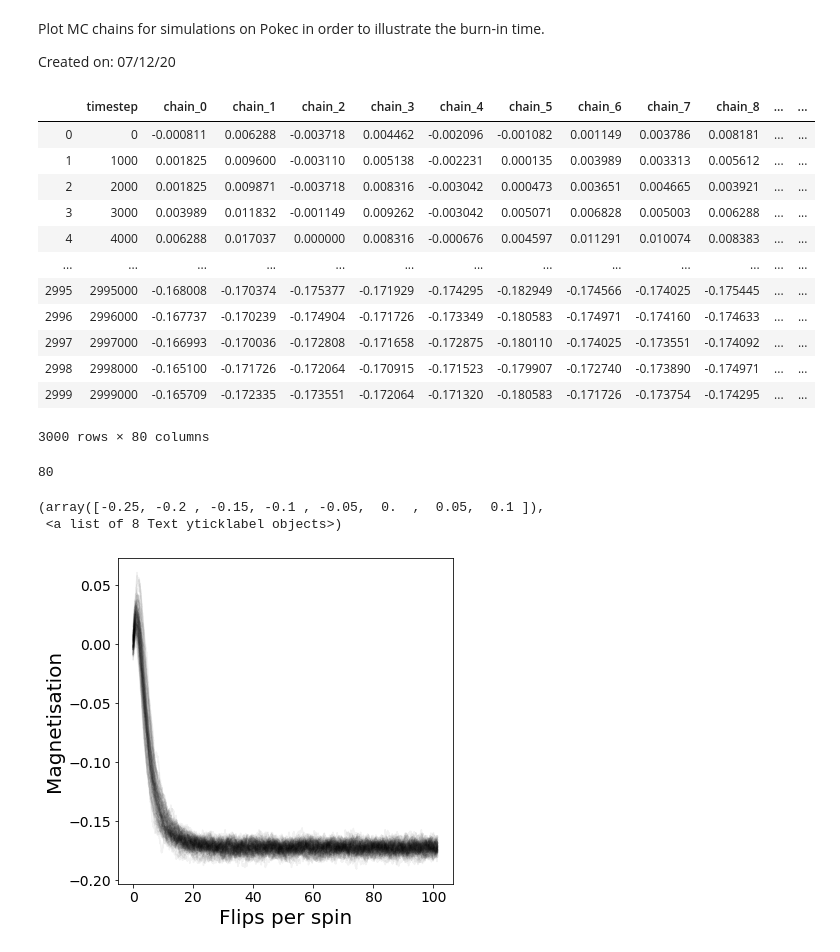
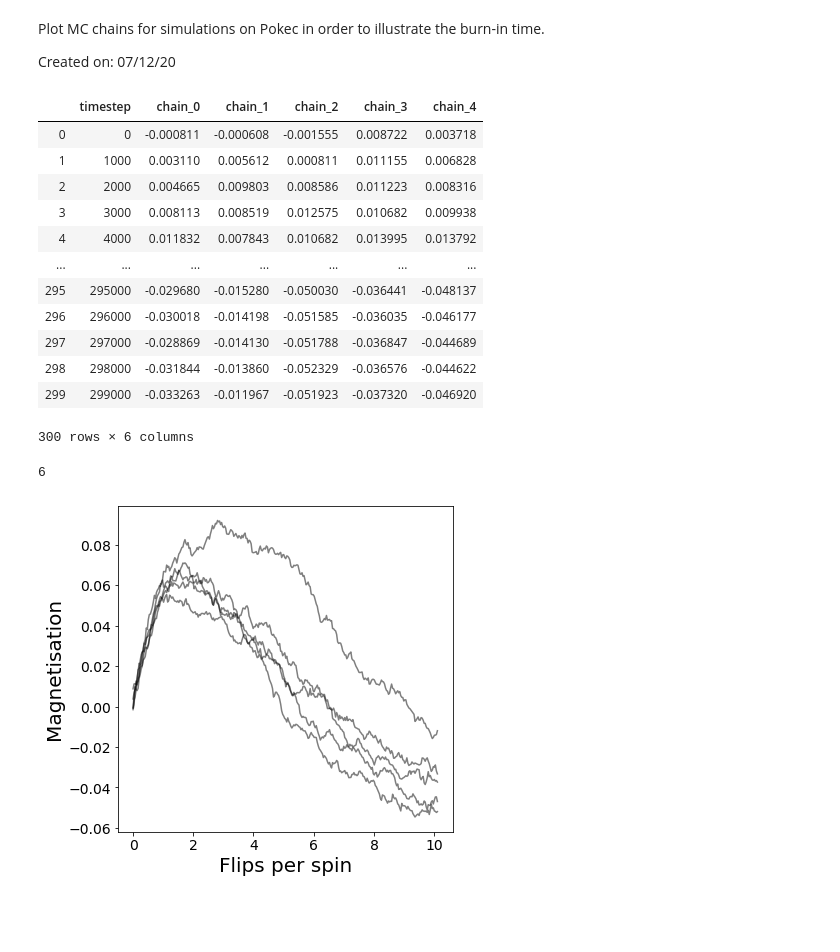
Before and after one commit to MGarrod1/unobserved_spin_influence, a Jupyter notebook: Figure_3_Pokec/Make_Pokec_burn_in_time_plots.ipynb, the cells around one changed output. Saved outputs shown, nothing was run; the diff lists cells and outputs as text; code cells hidden in the pictures; blank space fills up the shorter version.

Commit message:
add option to load in the different initial condition files

```diff
--- a/Figure_3_Pokec/Make_Pokec_burn_in_time_plots.ipynb
+++ b/Figure_3_Pokec/Make_Pokec_burn_in_time_plots.ipynb
@@ -8,45 +8,47 @@ import matplotlib.pyplot as plt
 import seaborn as sns
 import networkx as nx
 # %%
-beta_f=8.0
+beta_f=4.5
 gradient=10.0
+init_type = 'random' # can also be 'random' or 'pos'
 graph = nx.read_graphml('Data/Bratislava_graph.graphml')
 
-data=pd.read_csv(f"Data/mc_chain_examples/random_init_chain_data_beta_{beta_f}_g_{gradient}".replace(".","-") + ".csv")
+# Random initial conditions:
+# data=pd.read_csv(f"Data/mc_chain_examples/random_init_chain_data_beta_{beta_f}_g_{gradient}".replace(".","-") + ".csv")
+# Negative aligned initial conditions:
+data=pd.read_csv(f"Data/mc_chain_examples/{init_type}_init_chain_data_beta_{beta_f}_g_{gradient}".replace(".","-") + ".csv")
 data
 # %% [output]
-|  | timestep | chain_0 | chain_1 | chain_2 | chain_3 | chain_4 | chain_5 | chain_6 | chain_7 | chain_8 | ... | ... |
-| 0 | 0 | -0.000811 | 0.006288 | -0.003718 | 0.004462 | -0.002096 | -0.001082 | 0.001149 | 0.003786 | 0.008181 | ... | ... |
-| 1 | 1000 | 0.001825 | 0.009600 | -0.003110 | 0.005138 | -0.002231 | 0.000135 | 0.003989 | 0.003313 | 0.005612 | ... | ... |
-| 2 | 2000 | 0.001825 | 0.009871 | -0.003718 | 0.008316 | -0.003042 | 0.000473 | 0.003651 | 0.004665 | 0.003921 | ... | ... |
-| 3 | 3000 | 0.003989 | 0.011832 | -0.001149 | 0.009262 | -0.003042 | 0.005071 | 0.006828 | 0.005003 | 0.006288 | ... | ... |
-| 4 | 4000 | 0.006288 | 0.017037 | 0.000000 | 0.008316 | -0.000676 | 0.004597 | 0.011291 | 0.010074 | 0.008383 | ... | ... |
-| ... | ... | ... | ... | ... | ... | ... | ... | ... | ... | ... | ... | ... |
-| 2995 | 2995000 | -0.168008 | -0.170374 | -0.175377 | -0.171929 | -0.174295 | -0.182949 | -0.174566 | -0.174025 | -0.175445 | ... | ... |
-| 2996 | 2996000 | -0.167737 | -0.170239 | -0.174904 | -0.171726 | -0.173349 | -0.180583 | -0.174971 | -0.174160 | -0.174633 | ... | ... |
-| 2997 | 2997000 | -0.166993 | -0.170036 | -0.172808 | -0.171658 | -0.172875 | -0.180110 | -0.174025 | -0.173551 | -0.174092 | ... | ... |
-| 2998 | 2998000 | -0.165100 | -0.171726 | -0.172064 | -0.170915 | -0.171523 | -0.179907 | -0.172740 | -0.173890 | -0.174971 | ... | ... |
-| 2999 | 2999000 | -0.165709 | -0.172335 | -0.173551 | -0.172064 | -0.171320 | -0.180583 | -0.171726 | -0.173754 | -0.174295 | ... | ... |
+|  | timestep | chain_0 | chain_1 | chain_2 | chain_3 | chain_4 |
+| 0 | 0 | -0.000811 | -0.000608 | -0.001555 | 0.008722 | 0.003718 |
+| 1 | 1000 | 0.003110 | 0.005612 | 0.000811 | 0.011155 | 0.006828 |
+| 2 | 2000 | 0.004665 | 0.009803 | 0.008586 | 0.011223 | 0.008316 |
+| 3 | 3000 | 0.008113 | 0.008519 | 0.012575 | 0.010682 | 0.009938 |
+| 4 | 4000 | 0.011832 | 0.007843 | 0.010682 | 0.013995 | 0.013792 |
+| ... | ... | ... | ... | ... | ... | ... |
+| 295 | 295000 | -0.029680 | -0.015280 | -0.050030 | -0.036441 | -0.048137 |
+| 296 | 296000 | -0.030018 | -0.014198 | -0.051585 | -0.036035 | -0.046177 |
+| 297 | 297000 | -0.028869 | -0.014130 | -0.051788 | -0.036847 | -0.044689 |
+| 298 | 298000 | -0.031844 | -0.013860 | -0.052329 | -0.036576 | -0.044622 |
+| 299 | 299000 | -0.033263 | -0.011967 | -0.051923 | -0.037320 | -0.046920 |
-3000 rows × 80 columns
+300 rows × 6 columns
 # %%
 num_cols = len(data.columns)
 print(num_cols)
 # %% [output]
-80
+6
 # %%
 fig,ax=plt.subplots(figsize=(6,6))
 
 for chain_index in range(num_cols-1) :
     flips_per_spin=[ k/len(graph) for k in data['timestep'].to_list()]
-    plt.plot(flips_per_spin,data[f'chain_{chain_index}'].to_list(),'k',alpha=0.05)
+    plt.plot(flips_per_spin,data[f'chain_{chain_index}'].to_list(),'k',alpha=0.5)
 
 plt.xlabel("Flips per spin",fontsize=20)
 plt.ylabel("Magnetisation",fontsize=20)
 plt.xticks(fontsize=14)
 plt.yticks(fontsize=14)
 
-#plt.savefig("Plots/spin_burn_in_random")
+plt.savefig(f"Plots/spin_burn_in_{init_type}_beta_{beta_f}_g_{gradient}".replace('.','-'))
 # %% [output]
-(array([-0.25, -0.2 , -0.15, -0.1 , -0.05,  0.  ,  0.05,  0.1 ]),
- <a list of 8 Text yticklabel objects>)
-[figure, old version]
+[figure, new version]
```
